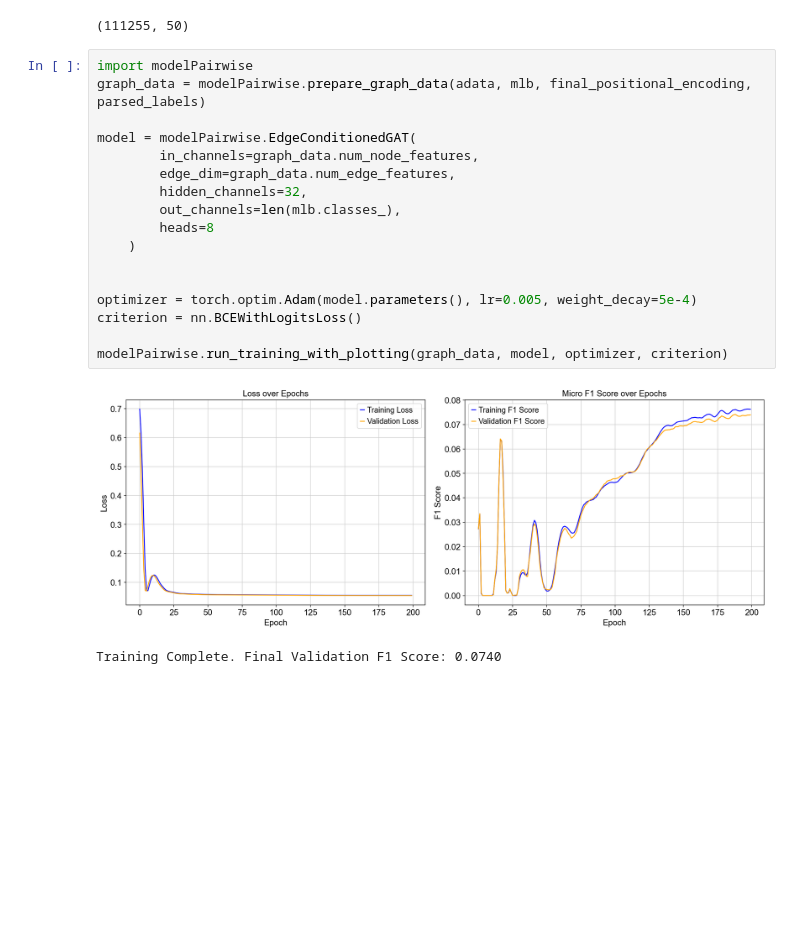
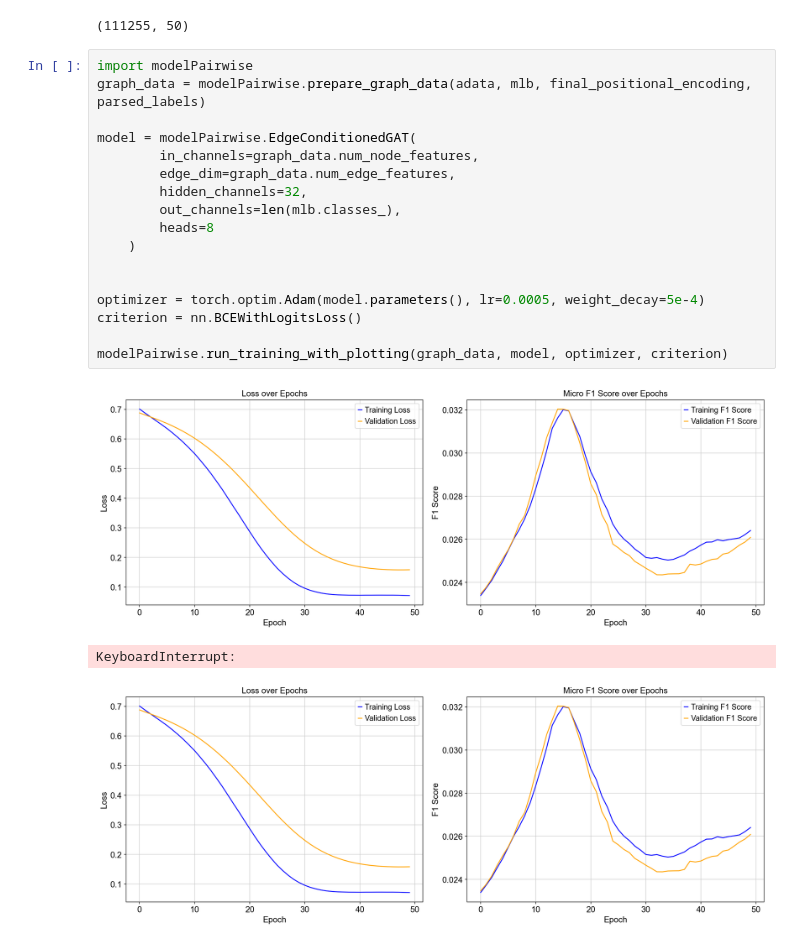
Before and after one commit to Featherless-bipod/mambaPerturb, a Jupyter notebook: pairwise.ipynb, the cells around one changed output. Cells and saved outputs as stored; diff of their text form; blank space fills up the shorter version.

```diff
--- a/pairwise.ipynb
+++ b/pairwise.ipynb
@@ -135,20 +135,21 @@ adata.obsm['X_pca'].shape
 # %%
 import modelPairwise
 graph_data = modelPairwise.prepare_graph_data(adata, mlb, final_positional_encoding, parsed_labels)
 
 model = modelPairwise.EdgeConditionedGAT(
         in_channels=graph_data.num_node_features,
         edge_dim=graph_data.num_edge_features,
         hidden_channels=32,
         out_channels=len(mlb.classes_),
         heads=8
     )
 
 
-optimizer = torch.optim.Adam(model.parameters(), lr=0.005, weight_decay=5e-4)
+optimizer = torch.optim.Adam(model.parameters(), lr=0.0005, weight_decay=5e-4)
 criterion = nn.BCEWithLogitsLoss()
 
 modelPairwise.run_training_with_plotting(graph_data, model, optimizer, criterion)
 # %% [output]
-[figure, old version]
+[figure, new version]
-Training Complete. Final Validation F1 Score: 0.0740
+KeyboardInterrupt:
+[figure, added]
```
Also changed, not shown: 6 other files.
